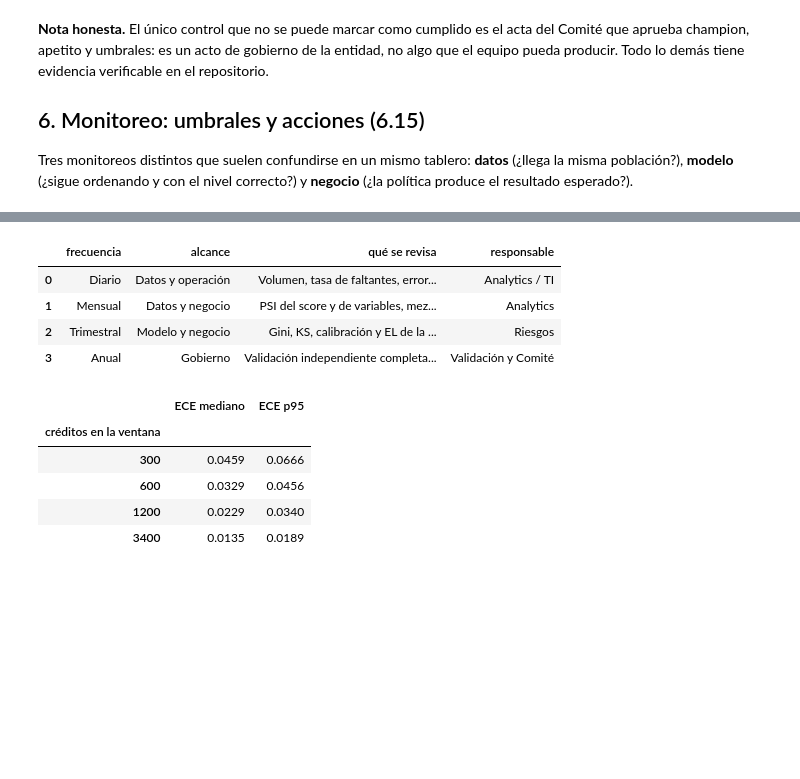
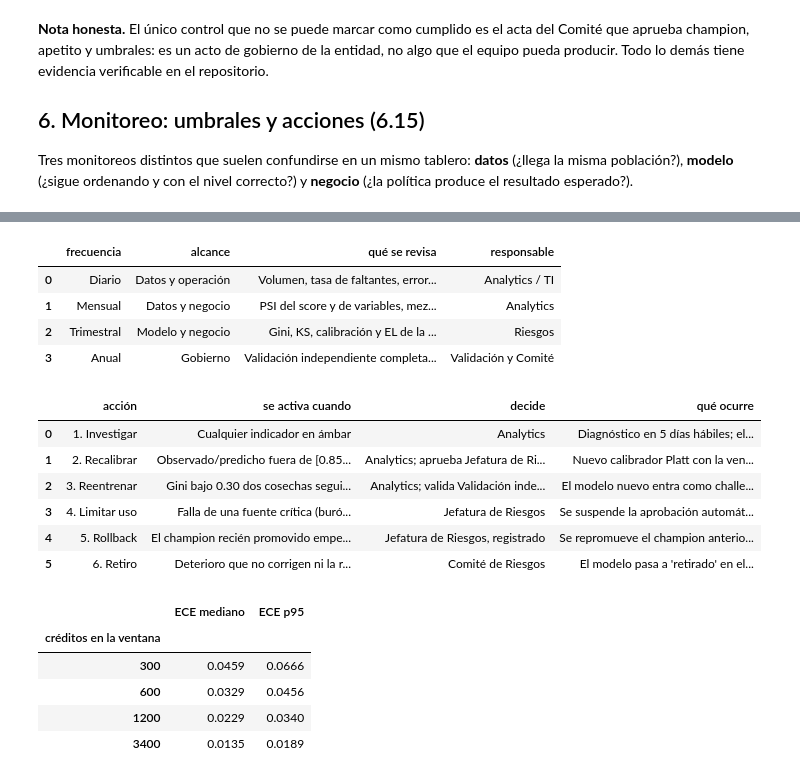
Before and after one commit to EsthiwerCruz/Proyecto_Final_Credit_Scoring_Grupo_7, a Jupyter notebook: notebooks/11_gobierno_monitoreo.ipynb, the cells around one changed output, grey strips where cells are left out. Drawn from its saved outputs; the diff is of its cells as text; code cells hidden in the pictures; blank space fills up the shorter version.

```diff
--- a/notebooks/11_gobierno_monitoreo.ipynb
+++ b/notebooks/11_gobierno_monitoreo.ipynb
@@ -293,29 +295,39 @@ Tres monitoreos distintos que suelen confundirse en un mismo tablero: **datos**
 # %%
 umbrales = mon.thresholds()
 display(umbrales)
 umbrales.to_csv(cfg.TABLES / "monitoreo_umbrales.csv")
 display(mon.calendario())
+escalera = mon.escalera_de_acciones()
+display(escalera)
+escalera.to_csv(cfg.TABLES / "monitoreo_escalera.csv", index=False)
 # %% [output]
 |  | tipo | verde | ambar | direccion | accion_ambar | accion_roja | origen |
 | indicador |  |  |  |  |  |  |  |
 | PSI del score | Datos | 0.1000 | 0.2500 | max | Investigar el cambio de mezcla y ... | Revisar el modelo: reentrenar si ... | 6.7 |
 | PSI de una variable del scorecard | Datos | 0.1000 | 0.2500 | max | Revisar la fuente de esa variable | Reentrenar o reemplazar la variable | 6.7 |
 | Tasa de faltantes de buró | Datos | 0.0500 | 0.0800 | max | Revisar la consulta al buró antes... | Escalar al proveedor; limitar uso... | 6.3 |
 | Volumen mensual de solicitudes | Datos | 0.2500 | 0.4000 | max | Verificar cambios de campaña o de... | Validar que la mezcla no invalide... | 6.4 |
 | Gini de la cosecha | Modelo | 0.3500 | 0.3000 | min | Investigar: puede ser variación d... | Si persiste dos cosechas, reentrenar | 6.7 |
 | KS de la cosecha | Modelo | 0.2500 | 0.2000 | min | Contrastar con el Gini antes de c... | Reentrenar | 6.7 |
 | Observado / predicho | Modelo | 1.1500 | 1.3000 | max | Recalibrar con la ventana más rec... | Recalibrar y revisar el punto de ... | 6.7 |
 | Error de calibración (ECE, ventan... | Modelo | 0.0350 | 0.0500 | max | Recalibrar | Recalibrar y revisar bandas de score | 6.7 |
 | Aprobación final | Negocio | 0.6500 | 0.6000 | min | Revisar cola de revisión y capaci... | Escalar al Comité: es objetivo de... | 6.9 |
 | Default 12m de la cosecha | Negocio | 0.1100 | 0.1300 | max | Revisar calibración antes que el ... | Bajar el umbral de aprobación aut... | 6.1 y 6.9 |
 | Pérdida esperada / monto | Negocio | 0.0334 | 0.0389 | max | Revisar calibración y mezcla de l... | Recortar la banda 580-600 y escal... | 6.12 |
 | Cola de revisión manual | Negocio | 0.2000 | 0.2500 | max | Priorizar por valor esperado | Ampliar capacidad o ajustar umbrales | 6.9 |
 | AIR por región y por efectivo | Negocio | 0.8000 | 0.7500 | min | Revisar la política de verificaci... | Escalar al Comité: no se compensa... | 6.8 |
 |  | frecuencia | alcance | qué se revisa | responsable |
 | 0 | Diario | Datos y operación | Volumen, tasa de faltantes, error... | Analytics / TI |
 | 1 | Mensual | Datos y negocio | PSI del score y de variables, mez... | Analytics |
 | 2 | Trimestral | Modelo y negocio | Gini, KS, calibración y EL de la ... | Riesgos |
 | 3 | Anual | Gobierno | Validación independiente completa... | Validación y Comité |
+|  | acción | se activa cuando | decide | qué ocurre |
+| 0 | 1. Investigar | Cualquier indicador en ámbar | Analytics | Diagnóstico en 5 días hábiles; el... |
+| 1 | 2. Recalibrar | Observado/predicho fuera de [0.85... | Analytics; aprueba Jefatura de Ri... | Nuevo calibrador Platt con la ven... |
+| 2 | 3. Reentrenar | Gini bajo 0.30 dos cosechas segui... | Analytics; valida Validación inde... | El modelo nuevo entra como challe... |
+| 3 | 4. Limitar uso | Falla de una fuente crítica (buró... | Jefatura de Riesgos | Se suspende la aprobación automát... |
+| 4 | 5. Rollback | El champion recién promovido empe... | Jefatura de Riesgos, registrado | Se repromueve el champion anterio... |
+| 5 | 6. Retiro | Deterioro que no corrigen ni la r... | Comité de Riesgos | El modelo pasa a 'retirado' en el... |
 # %%
 # ¿De dónde sale el umbral del ECE? De cuánto error produce una calibración PERFECTA por puro ruido muestral.
 rng = np.random.default_rng(cfg.SEED)
```
Also changed, not shown: parts of 4 cells of this notebook, 17 other files.
